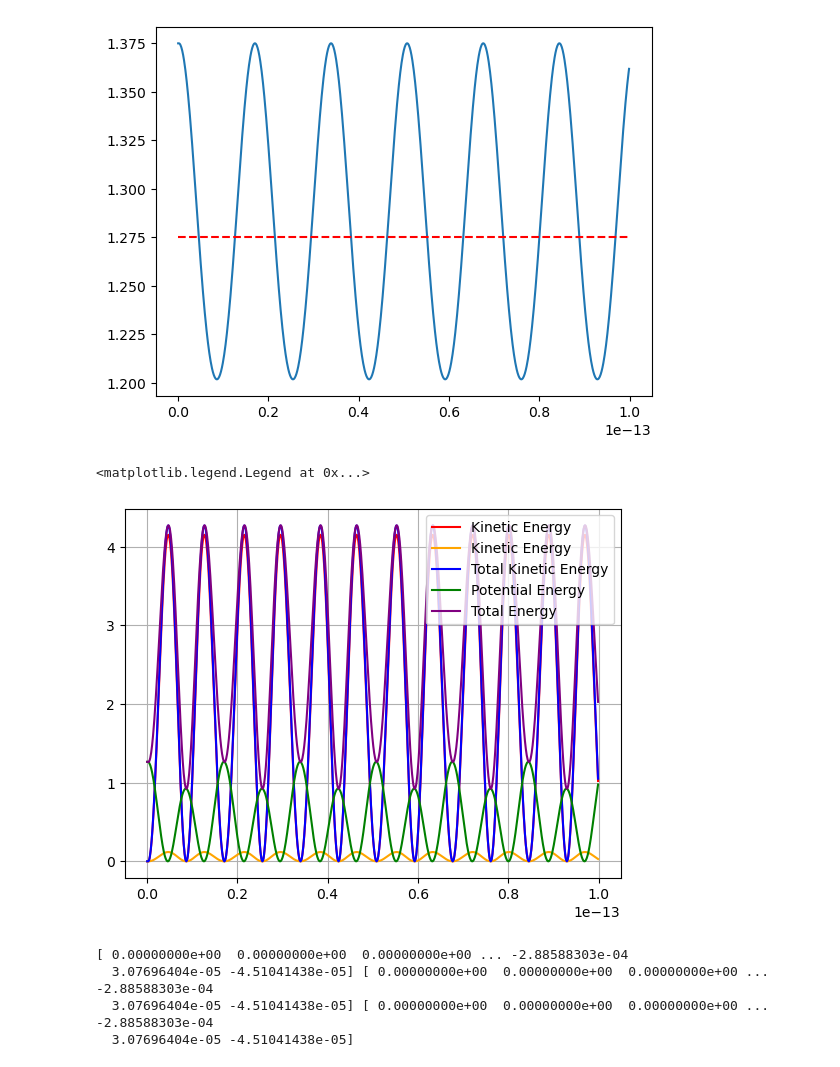
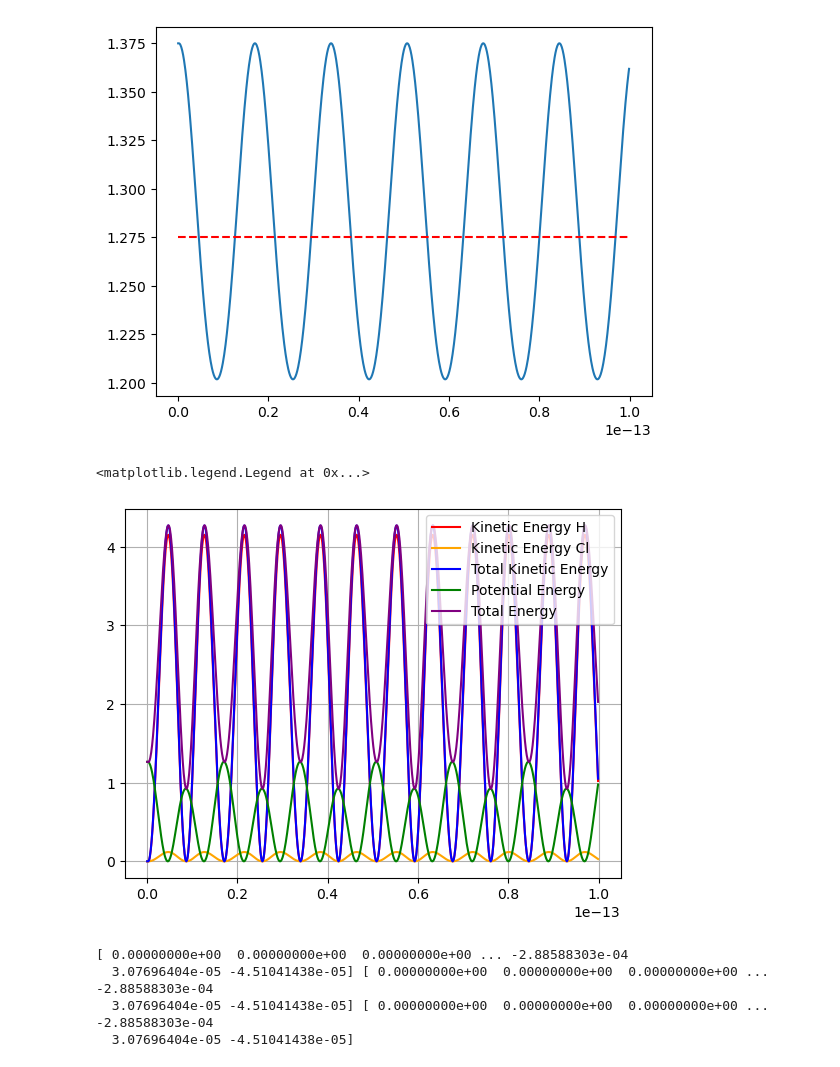
Before and after one commit to JeanCHDJdev/md-langevin, a Jupyter notebook: simulation.ipynb, the cells around one changed output. Cells and saved outputs as stored; diff of their text form; code cells hidden in the pictures.

```diff
--- a/simulation.ipynb
+++ b/simulation.ipynb
@@ -38,21 +39,21 @@ plt.plot(data['time'], sim.r_0 * np.ones_like(data['time']), ls='--', color='red
 # %%
 ## energy plot
 time = data['time']
 kinetic_e_H = data['kinetic_energy_H']
 kinetic_e_Cl = data['kinetic_energy_Cl']
 potential_e = data['potential_energy']
 
-plt.plot(time, kinetic_e_H, label='Kinetic Energy', color='red')
-plt.plot(time, kinetic_e_Cl, label='Kinetic Energy', color='orange')
+plt.plot(time, kinetic_e_H, label='Kinetic Energy H', color='red')
+plt.plot(time, kinetic_e_Cl, label='Kinetic Energy Cl', color='orange')
 plt.plot(time, kinetic_e_H + kinetic_e_Cl, label='Total Kinetic Energy', color='blue')
 plt.plot(time, potential_e, label='Potential Energy', color='green')
 plt.plot(time, kinetic_e_H + kinetic_e_Cl + potential_e, label='Total Energy', color='purple')
 plt.grid()
 plt.legend(loc='upper right')
 #plt.plot(time, potential_e, label='Potential Energy', color='green')
 # %% [output]
 <matplotlib.legend.Legend at 0x...>
-[figure, old version]
+[figure, new version]
 # %%
 ## 3D position of r_Cl, r_H over time
 r_cl = data['r_Cl']
```
Also changed, not shown: parts of 1 cell of this notebook, 1 other file.
